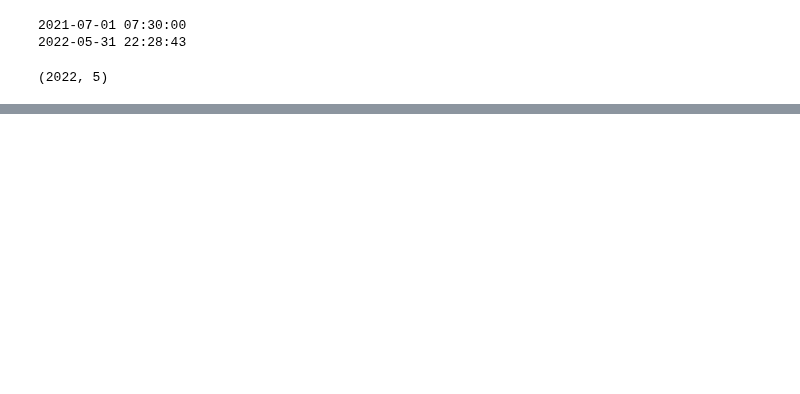
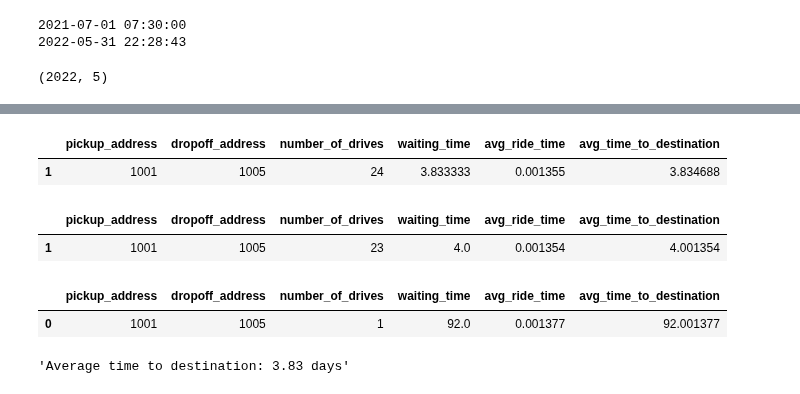
Before and after one commit to Lukas-Dierkes/vehicle-stream-team-project, a Jupyter notebook: vehicle_stream_pipeline/test_ride_simulation.ipynb, the cells around one changed output, grey strips where cells are left out. Drawn from its saved outputs; the diff is of its cells as text; code cells hidden in the pictures; blank space fills up the shorter version.

```diff
--- a/vehicle_stream_pipeline/test_ride_simulation.ipynb
+++ b/vehicle_stream_pipeline/test_ride_simulation.ipynb
@@ -128,0 +173,30 @@ newRides
+# %%
+# print(len(rides_df_filterd))
+# if default parameters None, do nothing else get shortest ride of function call
+if pickup_address is not None or dropoff_address is not None:
+
+    drives_without_drones_1 = utils.calculate_drives(
+        rides_df_filterd[rides_df_filterd["simulated"]==True], start_date, end_date
+    )
+    drives_without_drones_2 = utils.calculate_drives(
+        rides_df_filterd[rides_df_filterd["simulated"]==False], start_date, end_date
+    )
+
+    drives_without_drones = utils.calculate_drives(
+        rides_df_filterd, start_date, end_date
+    )
+# %%
+drives_without_drones[(drives_without_drones["pickup_address"]==1001) & (drives_without_drones["dropoff_address"]==1005)]
+# %% [output]
+|  | pickup_address | dropoff_address | number_of_drives | waiting_time | avg_ride_time | avg_time_to_destination |
+| 1 | 1001 | 1005 | 24 | 3.833333 | 0.001355 | 3.834688 |
+# %%
+drives_without_drones_1[(drives_without_drones_2["pickup_address"]==1001) & (drives_without_drones_1["dropoff_address"]==1005)]
+# %% [output]
+|  | pickup_address | dropoff_address | number_of_drives | waiting_time | avg_ride_time | avg_time_to_destination |
+| 1 | 1001 | 1005 | 23 | 4.0 | 0.001354 | 4.001354 |
+# %%
+drives_without_drones_2[(drives_without_drones_2["pickup_address"]==1001) & (drives_without_drones_2["dropoff_address"]==1005)]
+# %% [output]
+|  | pickup_address | dropoff_address | number_of_drives | waiting_time | avg_ride_time | avg_time_to_destination |
+| 0 | 1001 | 1005 | 1 | 92.0 | 0.001377 | 92.001377 |
@@ -128,0 +227,4 @@ newRides
+# %%
+ridetime
+# %% [output]
+'Average time to destination: 3.83 days'
```
Also changed, not shown: parts of 17 cells of this notebook.
